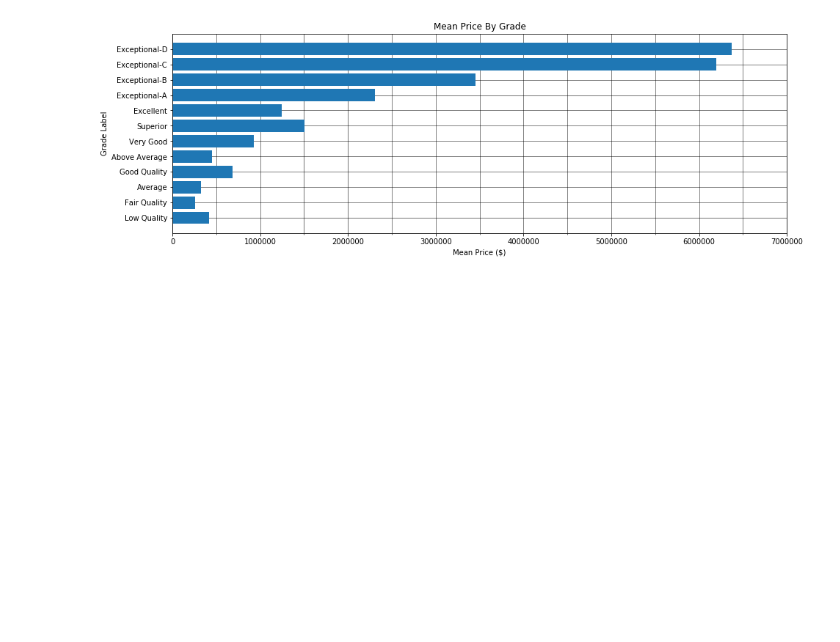
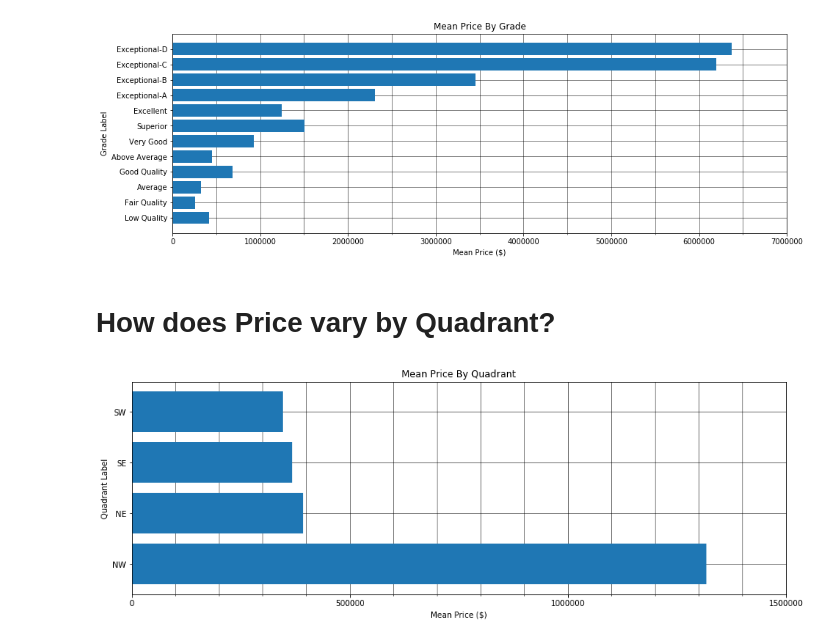
Before and after one commit to jakubclark/big-data-assignment4, a Jupyter notebook: assignment_4_notebook.ipynb, the cells around one changed output. Cells and saved outputs as stored; diff of their text form; code cells hidden in the pictures; blank space fills up the shorter version.

Commit message:
Add plot_price_by_quadrant

```diff
--- a/assignment_4_notebook.ipynb
+++ b/assignment_4_notebook.ipynb
@@ -155,3 +155,5 @@ from big_data.plots import plot_price_by_grade
 plot_price_by_grade(df)
 # %% [output]
 [figure]
+# %% [markdown]
+# How does Price vary by Quadrant?
@@ -157,0 +162,4 @@ plot_price_by_grade(df)
+# %%
+plot_price_by_quadrant(df)
+# %% [output]
+[figure, added]
```
Also changed, not shown: parts of 1 cell of this notebook, 1 other file.
